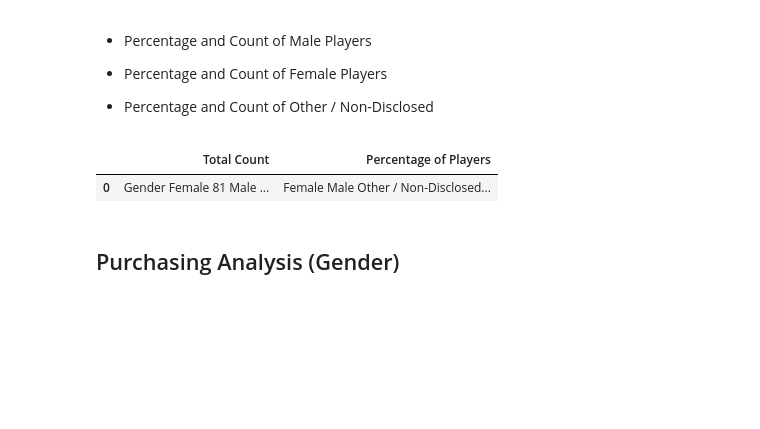
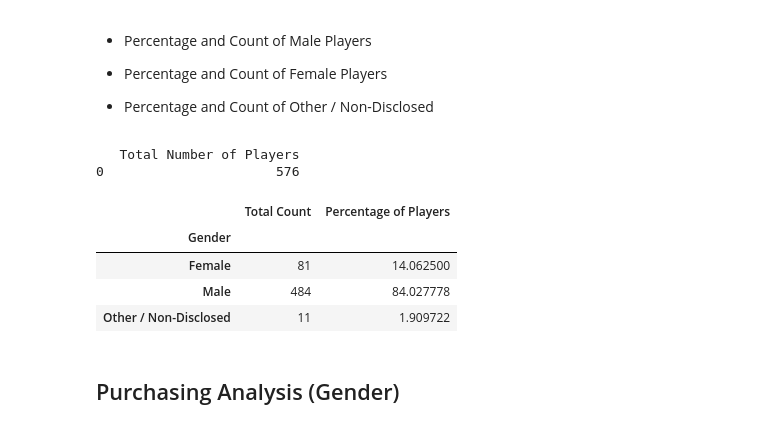
Before and after one commit to EMENGH/pandas-challenge, a Jupyter notebook: HeroesOfPymoli/HeroesOfPymoli_starter.ipynb, the cells around one changed output. Cells and saved outputs as stored; diff of their text form; code cells hidden in the pictures; blank space fills up the shorter version.

```diff
--- a/HeroesOfPymoli/HeroesOfPymoli_starter.ipynb
+++ b/HeroesOfPymoli/HeroesOfPymoli_starter.ipynb
@@ -93,17 +93,26 @@ purchase_analysis_df
 * Percentage and Count of Other / Non-Disclosed
 # %%
 group_by_gender = purchase_data_df.groupby("Gender")
+group_by_gender
 
 unique_group_by_gender =  group_by_gender.nunique()["SN"]
-gender_percentage = unique_group_by_gender / (tot_num_of_players * 100)
+unique_group_by_gender
 
-gender_count_percent_summary = pd.DataFrame({"Total Count": [unique_group_by_gender],
-                                             "Percentage of Players": [gender_percentage]})
+gender_percentage = (100 * unique_group_by_gender) / (player_count)
+gender_percentage
+
+gender_count_percent_summary = pd.DataFrame({"Total Count": unique_group_by_gender,
+                                             "Percentage of Players": gender_percentage})
 
 gender_count_percent_summary
 # %% [output]
+   Total Number of Players
+0                      576
 |  | Total Count | Percentage of Players |
-| 0 | Gender Female 81 Male ... | Female Male Other / Non-Disclosed... |
+| Gender |  |  |
+| Female | 81 | 14.062500 |
+| Male | 484 | 84.027778 |
+| Other / Non-Disclosed | 11 | 1.909722 |
 # %% [markdown]
 
 ## Purchasing Analysis (Gender)
```
Also changed, not shown: parts of 2 cells of this notebook.
